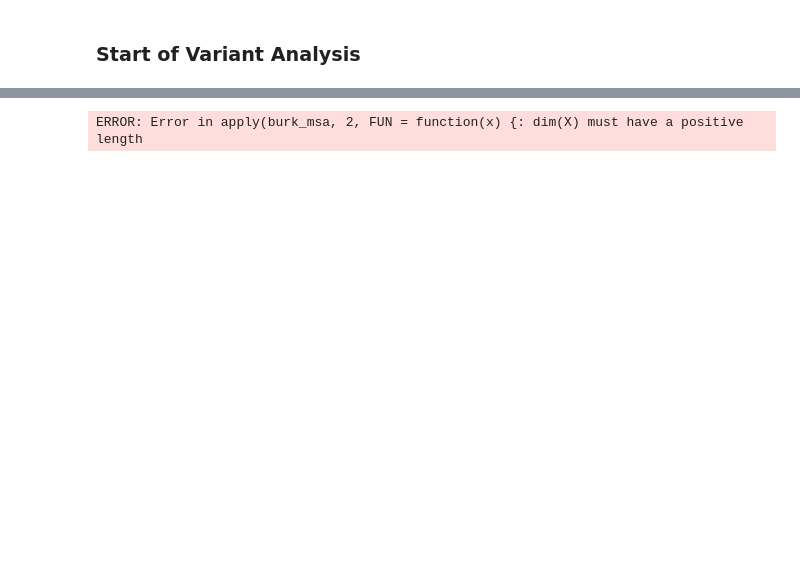
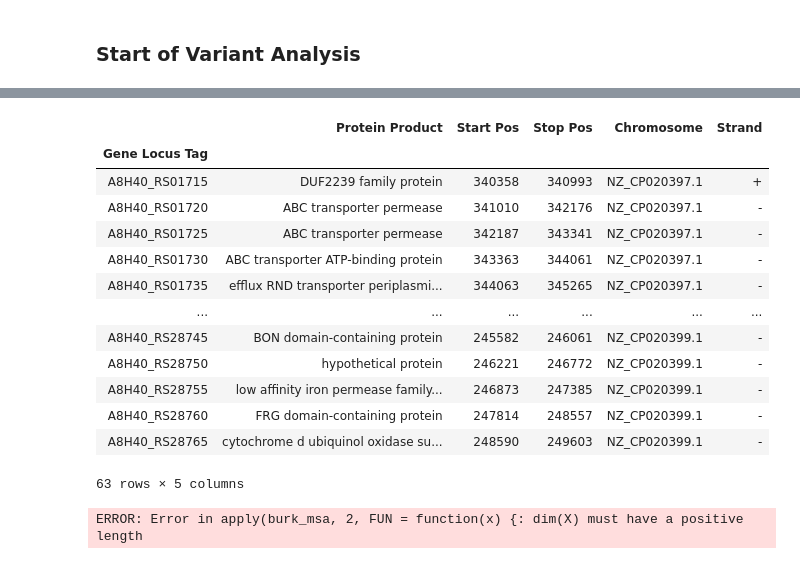
Before and after one commit to skharrison/CF-BM-WGS-data-analysis, a Jupyter notebook: Variant_analysis/python-final.ipynb, the cells around one changed output, grey strips where cells are left out. Saved outputs shown, nothing was run; the diff lists cells and outputs as text; code cells hidden in the pictures; blank space fills up the shorter version.

```diff
--- a/Variant_analysis/python-final.ipynb
+++ b/Variant_analysis/python-final.ipynb
@@ -32,6 +37,8 @@ def gethighestMutRegions(data, bins):
         each_chrom = data[data['Chromosome'] == ch]
         #gets positions and splits values into specified bin number
         values = each_chrom['Position'].value_counts(bins=bins)
+        #new_index = list(values.index)
+        #print(new_index)
         #gives fraction of total mutatons on chromosome contained in each each bin region and multiplies by 100 to give percent of total
         percent_total_chrom = each_chrom['Position'].value_counts(bins=bins, normalize=True) * 100
         #makes new dataframe with desired infomation
@@ -47,5 +54,5 @@ mutation_regions = gethighestMutRegions(variants, 100)
 #only want regions with signifcantly higher proportions of mutations than would be assumed by equal distribution.
 #Split into 100 bins so theoretically if mutations random and selective pressure/mutagenesis low, each region should contain approximately 1% of total mutations on the chromosome
 #This is very approximate so decided would only consider regions containing x10 of that because this may mean there is some kind of selective pressure or something else in these regions containing a significant enrichment of mutations
-mutation_regions.loc[mutation_regions['% Total on Chrom'] >= 10]
+highest_muts = mutation_regions.loc[mutation_regions['% Total on Chrom'] >= 10]
 # %% [output]
@@ -66,16 +65,0 @@ db = gffutils.create_db(my_gff, dbfn='GCF9665.db', force=True, keep_order=True,m
-# %%
-gene_list = list(db.region(region=('NZ_CP020397.1',
-                                   878000, 911900)))
-chrom_1_genes = []
-chrom_1_cds = {}
-for i in gene_list:
-    if i.featuretype == 'CDS':
-        attributes = dict(i.attributes)
-        print(i.attributes)
-        proteinID = attributes['locus_tag']
-        product = attributes['product']
-        chrom_1_cds[proteinID[0]] = product[0]
-    elif i.featuretype == 'gene':
-        chrom_1_genes.append(i.id.split('-')[1])
-#print(chrom_1_genes)
-print(chrom_1_cds)
@@ -100,3 +90,61 @@ transl_table: ['11']
+# %%
+import gffutils
+#reads in GFF file downloaded from NCBI of reference strain
+my_gff = "/Users/sarahharrison/Downloads/GCF_003019965.1_ASM301996v1_genomic.gff"
+
+
+def makeGeneFrame(GFF_dict, my_gff):
+    #makes database of gff
+    db = gffutils.create_db(my_gff, dbfn='GFF.db', force=True, keep_order=True,merge_strategy='merge', sort_attribute_values=True)
+
+    all_genes = pandas.DataFrame(columns=['Protein Product', 'Start Pos', 'Stop Pos', 'Chromosome', 'Strand'])
+
+    for key,value in GFF_dict.items():
+        for loc in v:
+
+            gene_list = list(db.region(region=(key,
+                                               loc[0], loc[1])))
+            #print(gene_list)
+            the_gene_list = []
+            start_list = []
+            stop_list = []
+            protein_id_list = []
+            strand_list = []
+            product_list = []
+            for thing in gene_list:
+                if thing.featuretype == 'CDS':
+                    strand_list.append(thing.strand)
+                    attributes = dict(thing.attributes)
+                    gene_name = attributes['locus_tag']
+                    the_gene_list.append(gene_name[0])
+                    start_list.append(thing.start)
+                    stop_list.append(thing.stop)
+                    product = attributes['product']
+                    product_list.append(product[0])
+            gene_data = {'Protein Product': product_list, 'Start Pos' : start_list, 'Stop Pos': stop_list, 'Chromosome': key, 'Strand': strand_list}
+            data_fr = pandas.DataFrame(data=gene_data, index=the_gene_list)
+            all_genes = all_genes.append(data_fr)
+
+    all_genes.index.name = "Gene Locus Tag"
+    return(all_genes)
+
+Region_Gene_data = makeGeneFrame(GFF_dict, my_gff)
+Region_Gene_data
+# %% [output]
+|  | Protein Product | Start Pos | Stop Pos | Chromosome | Strand |
+| Gene Locus Tag |  |  |  |  |  |
+| A8H40_RS01715 | DUF2239 family protein | 340358 | 340993 | NZ_CP020397.1 | + |
+| A8H40_RS01720 | ABC transporter permease | 341010 | 342176 | NZ_CP020397.1 | - |
+| A8H40_RS01725 | ABC transporter permease | 342187 | 343341 | NZ_CP020397.1 | - |
+| A8H40_RS01730 | ABC transporter ATP-binding protein | 343363 | 344061 | NZ_CP020397.1 | - |
+| A8H40_RS01735 | efflux RND transporter periplasmi... | 344063 | 345265 | NZ_CP020397.1 | - |
+| ... | ... | ... | ... | ... | ... |
+| A8H40_RS28745 | BON domain-containing protein | 245582 | 246061 | NZ_CP020399.1 | - |
+| A8H40_RS28750 | hypothetical protein | 246221 | 246772 | NZ_CP020399.1 | - |
+| A8H40_RS28755 | low affinity iron permease family... | 246873 | 247385 | NZ_CP020399.1 | - |
+| A8H40_RS28760 | FRG domain-containing protein | 247814 | 248557 | NZ_CP020399.1 | - |
+| A8H40_RS28765 | cytochrome d ubiquinol oxidase su... | 248590 | 249603 | NZ_CP020399.1 | - |
+63 rows × 5 columns
 # %%
 #Extract entire sequence of each highly dense SNP areas using
 #the fasta of the reference
```
Also changed, not shown: parts of 5 cells of this notebook, 2 other files.
